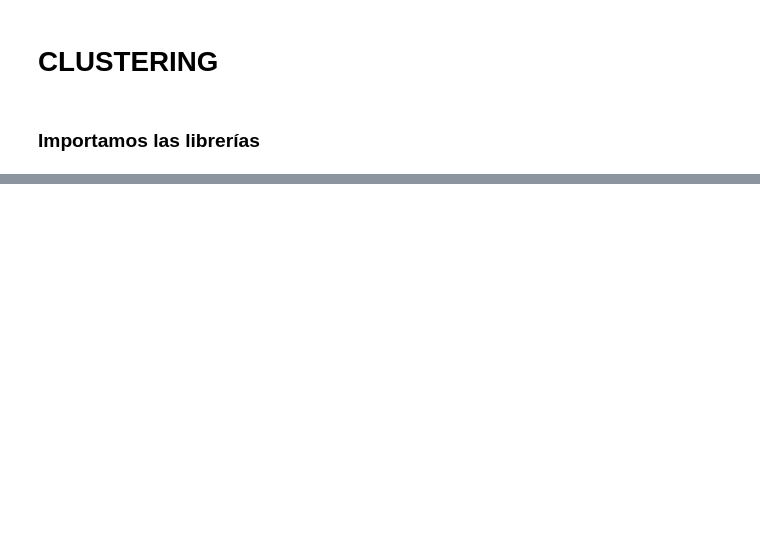
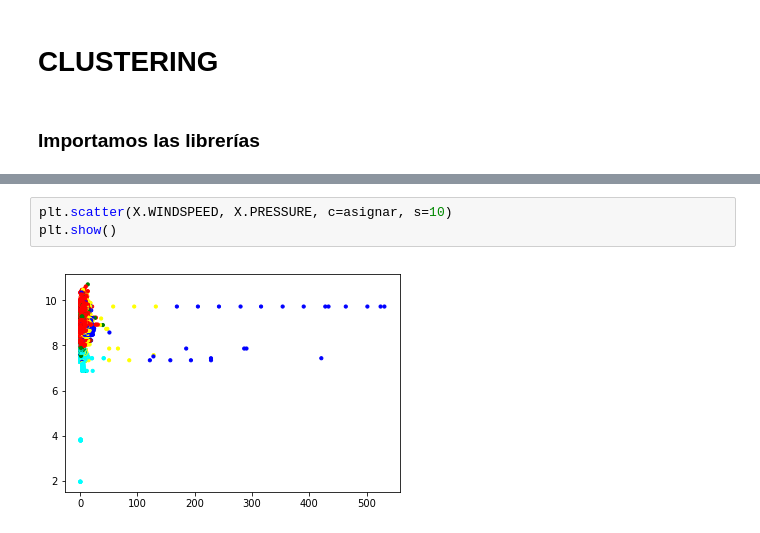
Before and after one commit to gabgarar/NASA---Mision-Vikings, a Jupyter notebook: CLUSTERING.ipynb, the cells around one changed output, grey strips where cells are left out. Drawn from its saved outputs; the diff is of its cells as text; blank space fills up the shorter version.

```diff
--- a/CLUSTERING.ipynb
+++ b/CLUSTERING.ipynb
@@ -245,0 +153,5 @@ Name: WINDSPEED, dtype: float64
+# %%
+plt.scatter(X.WINDSPEED, X.PRESSURE, c=asignar, s=10)
+plt.show()
+# %% [output]
+[figure, added]
```
Also changed, not shown: parts of 51 cells of this notebook, 1 other file.
